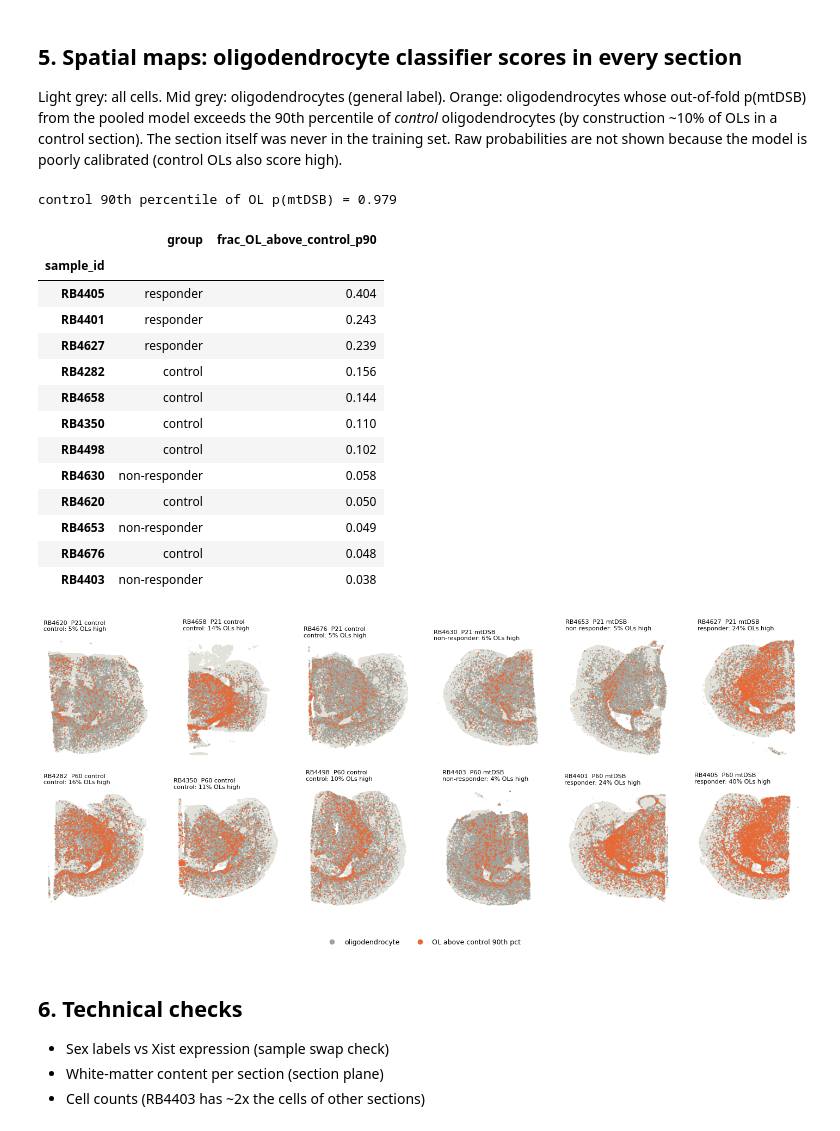
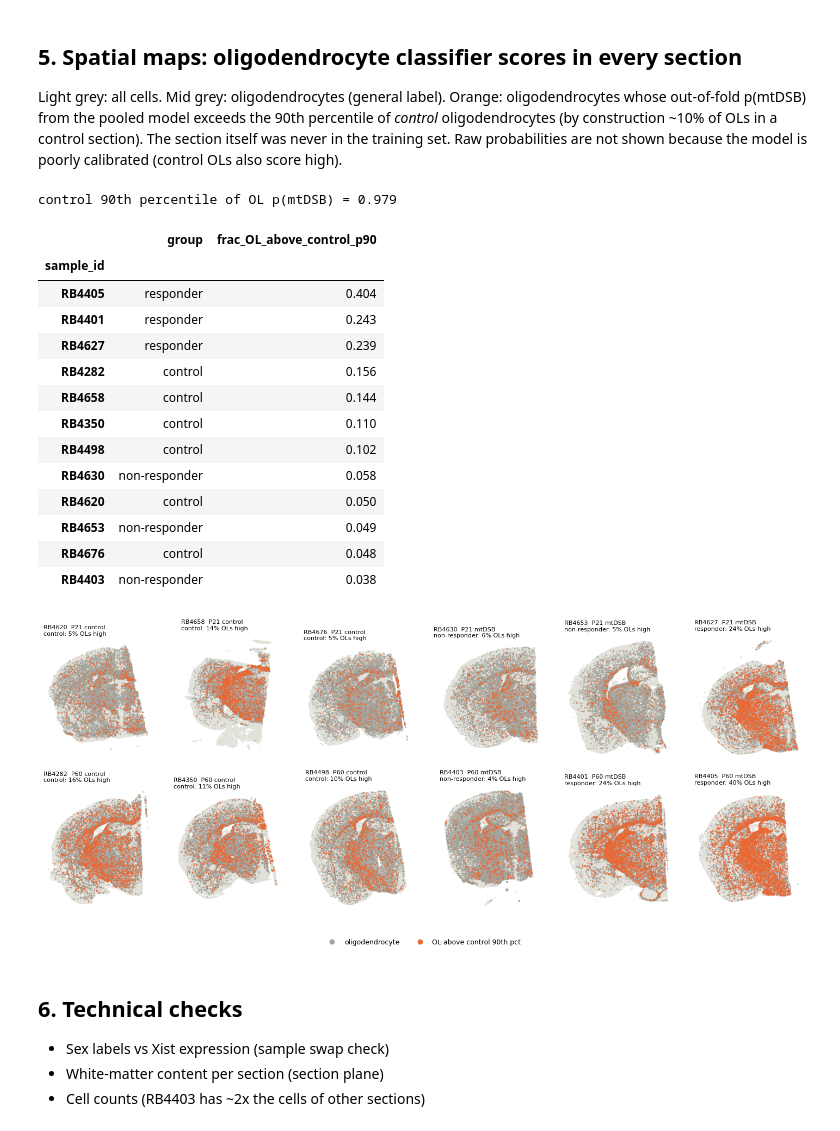
Before and after one commit to christoffermattssonlangseth/oligo-mtDSB, a Jupyter notebook: analysis/02-ol-response-and-classifiers.ipynb, the cells around one changed output. Cells and saved outputs as stored; diff of their text form; code cells hidden in the pictures.

```diff
--- a/analysis/02-ol-response-and-classifiers.ipynb
+++ b/analysis/02-ol-response-and-classifiers.ipynb
@@ -44,6 +44,11 @@ clf_cells = sc.load_results(RES / "cells_general")
 sections = pd.read_csv(REPO / "results" / "cell_table" / "sections.csv", index_col=0)
 sections["age"] = sections["age"].astype(str)
 cell_table = pd.read_csv(REPO / "results" / "cell_table" / "cells.csv.gz", index_col=0)
+# common anatomical orientation for all maps (dorsal up, vertical midline on the right; utils/spatial_orientation.py)
+from utils import spatial_orientation as so
+orientation = so.fit_orientation(cell_table, reference="RB4405")
+orientation.to_csv(REPO / "results" / "cell_table" / "section_orientation.csv")
+cell_table = so.apply_orientation(cell_table, orientation)
 print("cell types with single-cell results:", sorted(clf_cells["metrics"].cell_type.unique()))
 
 # palette: validated reference palette (dataviz skill); mtDSB responders filled, non-responders hollow
@@ -382,7 +387,7 @@ frac90 = ol_hi.groupby(ol_scores.sample_id).mean().rename("frac_OL_above_control
 save_table(sections[["age", "condition", "group"]].join(frac90).round(3), "ol_frac_above_control_p90")
 print(f"control 90th percentile of OL p(mtDSB) = {thr:.3f}")
 display(sections[["group"]].join(frac90).sort_values("frac_OL_above_control_p90", ascending=False).round(3))
-ct = cell_table[["sample_id", "x_centroid", "y_centroid"]]
+ct = cell_table[["sample_id", "x_oriented", "y_oriented"]].rename(columns={"x_oriented": "x_centroid", "y_oriented": "y_centroid"})
 order = sections.sort_values(["age", "group"], key=lambda s: s.map({g: i for i, g in enumerate(GROUP_ORDER)}) if s.name == "group" else s).index
 fig, axes = plt.subplots(2, 6, figsize=(18, 6.6))
 rng = np.random.default_rng(0)
@@ -390,34 +395,34 @@ for ax, sid in zip(axes.ravel(), order):
     c = ct[ct.sample_id == sid]
     bg = c.sample(min(len(c), 40000), random_state=0)
     ax.scatter(bg.x_centroid, bg.y_centroid, s=0.15, color="#e1e0d9", rasterized=True)
     o = c.join(ol_hi, how="inner")
     ax.scatter(o.x_centroid[~o.high], o.y_centroid[~o.high], s=0.3, color="#a3a29b", rasterized=True)
     ax.scatter(o.x_centroid[o.high], o.y_centroid[o.high], s=0.6, color=ORANGE, rasterized=True)
     ax.set_aspect("equal"); ax.axis("off")
     ax.set_title(f"{sid}  P{sections.loc[sid,'age']} {sections.loc[sid,'condition']}\n{sections.loc[sid,'group']}: "
                  f"{100 * frac90[sid]:.0f}% OLs high", fontsize=8)
 from matplotlib.lines import Line2D
 fig.legend(handles=[Line2D([], [], ls="", marker="o", color="#a3a29b", label="oligodendrocyte"),
                     Line2D([], [], ls="", marker="o", color=ORANGE, label="OL above control 90th pct")],
            loc="lower center", ncol=2, frameon=False)
 save(fig, "F5_spatial_ol_scores")
 # %% [output]
 control 90th percentile of OL p(mtDSB) = 0.979
 |  | group | frac_OL_above_control_p90 |
 | sample_id |  |  |
 | RB4405 | responder | 0.404 |
 | RB4401 | responder | 0.243 |
 | RB4627 | responder | 0.239 |
 | RB4282 | control | 0.156 |
 | RB4658 | control | 0.144 |
 | RB4350 | control | 0.110 |
 | RB4498 | control | 0.102 |
 | RB4630 | non-responder | 0.058 |
 | RB4620 | control | 0.050 |
 | RB4653 | non-responder | 0.049 |
 | RB4676 | control | 0.048 |
 | RB4403 | non-responder | 0.038 |
-[figure, old version]
+[figure, new version]
 # %% [markdown]
 ## 6. Technical checks
 
```
Also changed, not shown: parts of 4 cells of this notebook, 31 other files.
